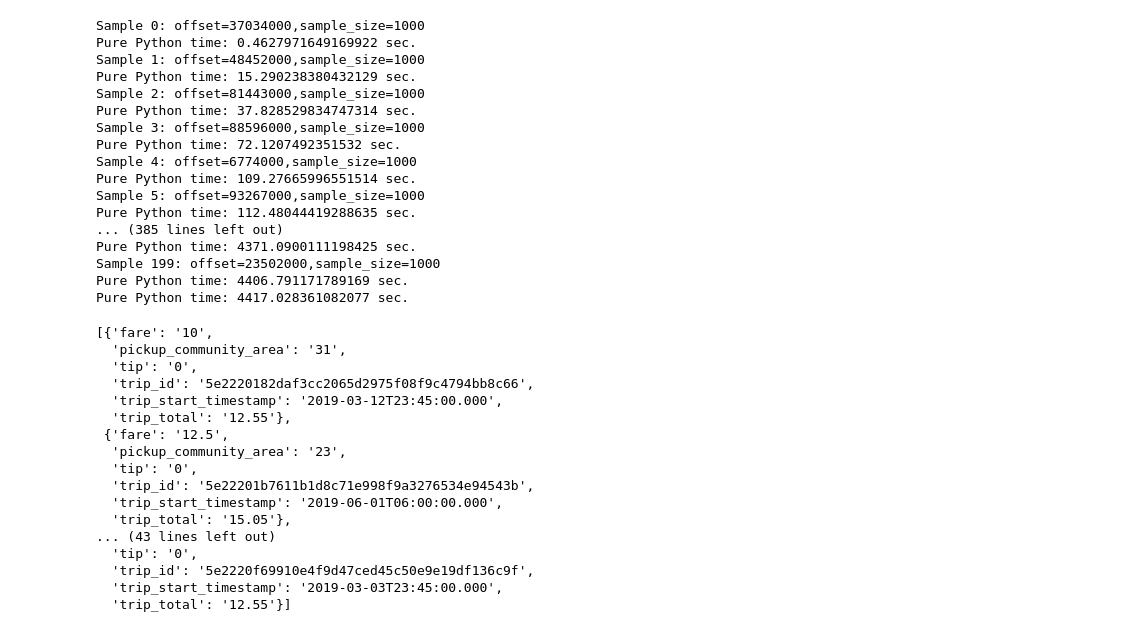
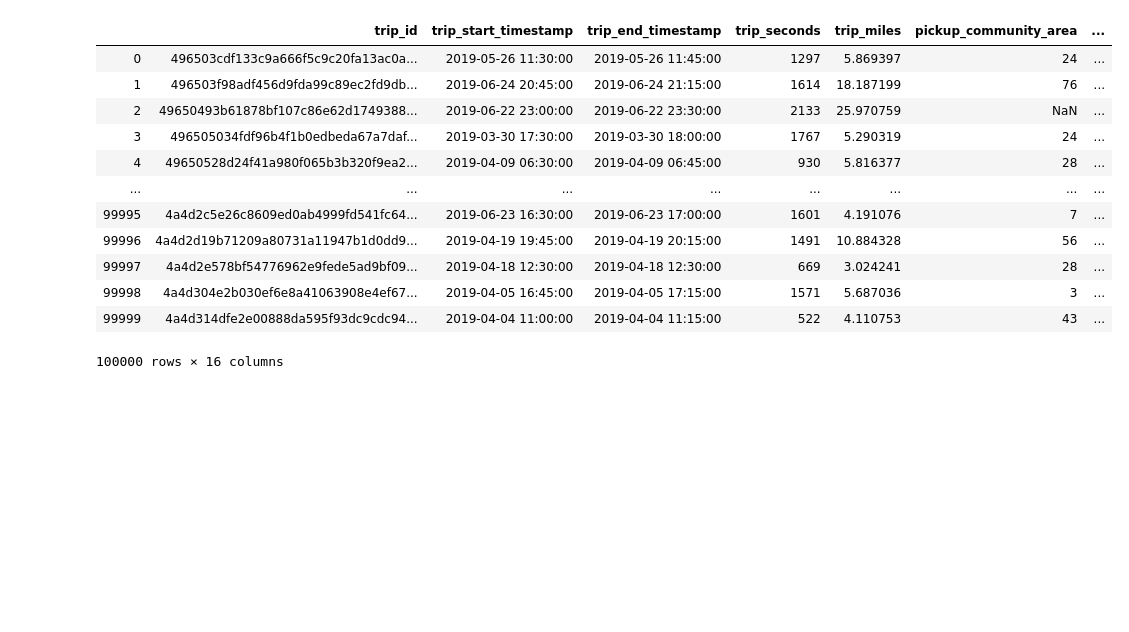
Before and after one commit to muoyo/chicago-ridesharing, a Jupyter notebook: notebooks/rideshare_EDA.ipynb, the cells around one changed output. Cells and saved outputs as stored; diff of their text form; code cells hidden in the pictures; blank space fills up the shorter version.

```diff
--- a/notebooks/rideshare_EDA.ipynb
+++ b/notebooks/rideshare_EDA.ipynb
@@ -63,41 +49,27 @@ client.timeout = 1000
+# %%
+%run ../python_files/utils
+%run ../python_files/data_cleaning
+
+df = get_trip_records(100000)
+df = clean_data(df)
+df
+# %% [output]
+|  | trip_id | trip_start_timestamp | trip_end_timestamp | trip_seconds | trip_miles | pickup_community_area | ... |
+| 0 | 496503cdf133c9a666f5c9c20fa13ac0a... | 2019-05-26 11:30:00 | 2019-05-26 11:45:00 | 1297 | 5.869397 | 24 | ... |
+| 1 | 496503f98adf456d9fda99c89ec2fd9db... | 2019-06-24 20:45:00 | 2019-06-24 21:15:00 | 1614 | 18.187199 | 76 | ... |
+| 2 | 49650493b61878bf107c86e62d1749388... | 2019-06-22 23:00:00 | 2019-06-22 23:30:00 | 2133 | 25.970759 | NaN | ... |
+| 3 | 496505034fdf96b4f1b0edbeda67a7daf... | 2019-03-30 17:30:00 | 2019-03-30 18:00:00 | 1767 | 5.290319 | 24 | ... |
+| 4 | 49650528d24f41a980f065b3b320f9ea2... | 2019-04-09 06:30:00 | 2019-04-09 06:45:00 | 930 | 5.816377 | 28 | ... |
+| ... | ... | ... | ... | ... | ... | ... | ... |
+| 99995 | 4a4d2c5e26c8609ed0ab4999fd541fc64... | 2019-06-23 16:30:00 | 2019-06-23 17:00:00 | 1601 | 4.191076 | 7 | ... |
+| 99996 | 4a4d2d19b71209a80731a11947b1d0dd9... | 2019-04-19 19:45:00 | 2019-04-19 20:15:00 | 1491 | 10.884328 | 56 | ... |
+| 99997 | 4a4d2e578bf54776962e9fede5ad9bf09... | 2019-04-18 12:30:00 | 2019-04-18 12:30:00 | 669 | 3.024241 | 28 | ... |
+| 99998 | 4a4d304e2b030ef6e8a41063908e4ef67... | 2019-04-05 16:45:00 | 2019-04-05 17:15:00 | 1571 | 5.687036 | 3 | ... |
+| 99999 | 4a4d314dfe2e00888da595f93dc9cdc94... | 2019-04-04 11:00:00 | 2019-04-04 11:15:00 | 522 | 4.110753 | 43 | ... |
+100000 rows × 16 columns
 # %%
-samples = get_random_samples(client)
+samples = get_random_samples(client, verbose=True )
 samples[:10]
-# %% [output]
-Sample 0: offset=37034000,sample_size=1000
-Pure Python time: 0.4627971649169922 sec.
-Sample 1: offset=48452000,sample_size=1000
-Pure Python time: 15.290238380432129 sec.
-Sample 2: offset=81443000,sample_size=1000
-Pure Python time: 37.828529834747314 sec.
-Sample 3: offset=88596000,sample_size=1000
-Pure Python time: 72.1207492351532 sec.
-Sample 4: offset=6774000,sample_size=1000
-Pure Python time: 109.27665996551514 sec.
-Sample 5: offset=93267000,sample_size=1000
-Pure Python time: 112.48044419288635 sec.
-... (385 lines left out)
-Pure Python time: 4371.0900111198425 sec.
-Sample 199: offset=23502000,sample_size=1000
-Pure Python time: 4406.791171789169 sec.
-Pure Python time: 4417.028361082077 sec.
-[{'fare': '10',
-  'pickup_community_area': '31',
-  'tip': '0',
-  'trip_id': '5e2220182daf3cc2065d2975f08f9c4794bb8c66',
-  'trip_start_timestamp': '2019-03-12T23:45:00.000',
-  'trip_total': '12.55'},
- {'fare': '12.5',
-  'pickup_community_area': '23',
-  'tip': '0',
-  'trip_id': '5e22201b7611b1d8c71e998f9a3276534e94543b',
-  'trip_start_timestamp': '2019-06-01T06:00:00.000',
-  'trip_total': '15.05'},
-... (43 lines left out)
-  'tip': '0',
-  'trip_id': '5e2220f69910e4f9d47ced45c50e9e19df136c9f',
-  'trip_start_timestamp': '2019-03-03T23:45:00.000',
-  'trip_total': '12.55'}]
 # %%
 samples_df = pd.DataFrame.from_records(samples)
 samples_df
```
Also changed, not shown: parts of 17 cells of this notebook, 6 other files.
